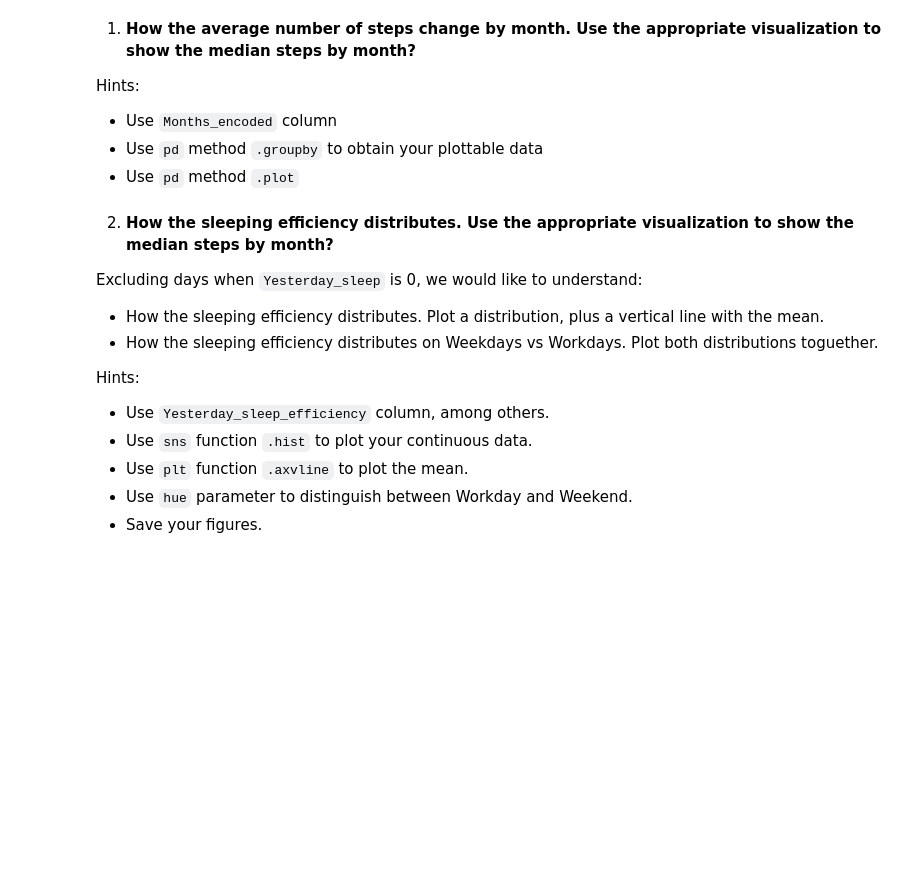
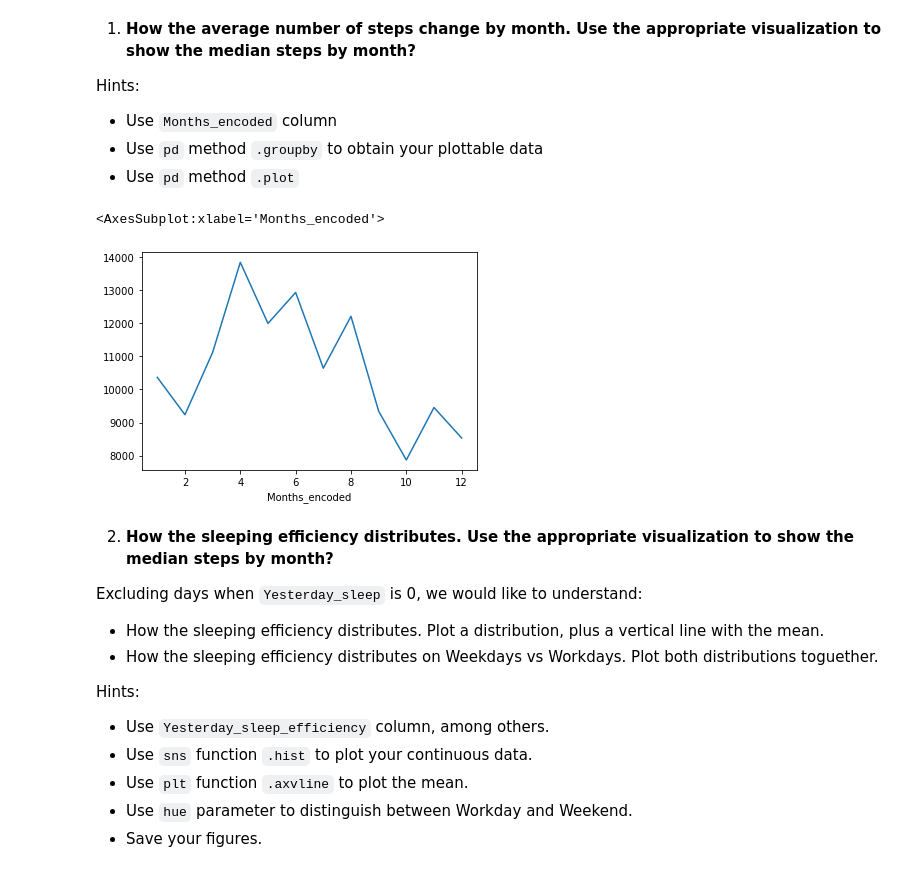
Before and after one commit to Ironhack-Data-Madrid-Marzo-2021/lab-visualization-extra, a Jupyter notebook: our_code.ipynb, the cells around one changed output. Drawn from its saved outputs; the diff is of its cells as text; code cells hidden in the pictures; blank space fills up the shorter version.

Commit message:
[lab-visualization-extra] Luis Sanchez de Leon

```diff
--- a/our_code.ipynb
+++ b/our_code.ipynb
@@ -35,6 +35,12 @@ Hints:
 - Use `Months_encoded` column
 - Use `pd` method `.groupby` to obtain your plottable data
 - Use `pd` method `.plot`
+# %%
+median_steps = fitbit.groupby("Months_encoded").Steps.median()
+median_steps.plot()
+# %% [output]
+<AxesSubplot:xlabel='Months_encoded'>
+[figure, added]
 # %% [markdown]
 2. **How the sleeping efficiency distributes. Use the appropriate visualization to show the median steps by month?**
 
```
Also changed, not shown: parts of 10 cells of this notebook.
